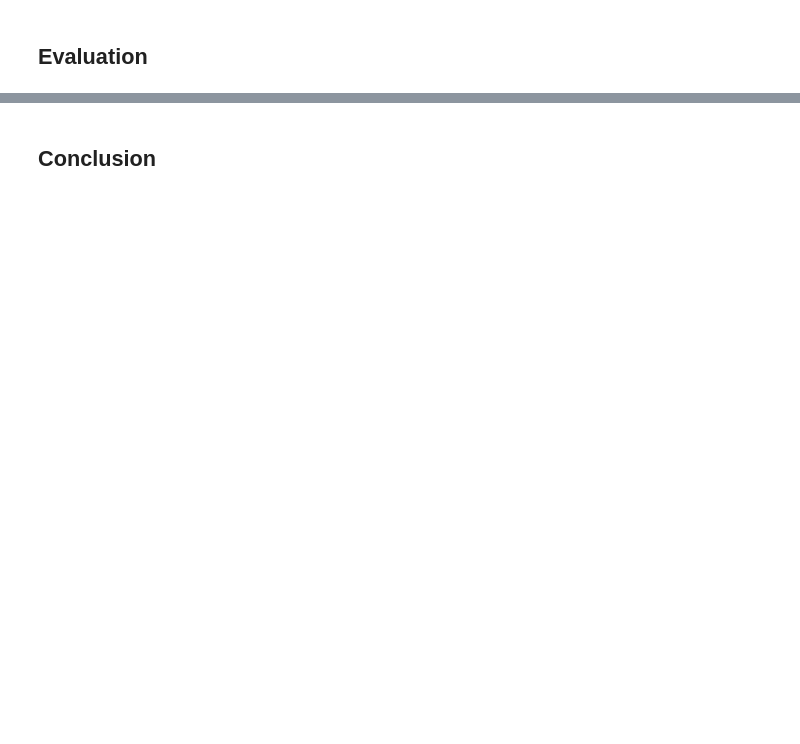
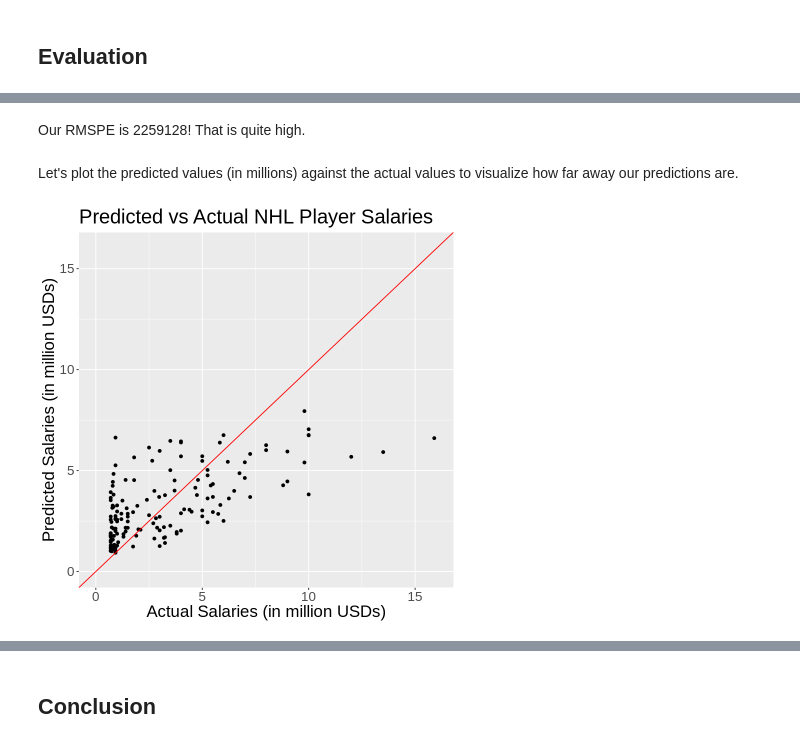
Before and after one commit to jjadeb/Stat_301_Project, a Jupyter notebook: HockeyProject.ipynb, the cells around one changed output, grey strips where cells are left out. Cells and saved outputs as stored; diff of their text form; code cells hidden in the pictures; blank space fills up the shorter version.

```diff
--- a/HockeyProject.ipynb
+++ b/HockeyProject.ipynb
@@ -308,0 +326,18 @@ A tibble: 1 × 3
+# %% [markdown]
+Our RMSPE is 2259128! That is quite high.
+# %% [markdown]
+Let's plot the predicted values (in millions) against the actual values to visualize how far away our predictions are.
+# %%
+nhl_pred_plot <- nhl_summary %>%
+ggplot(aes(x = Salary/1000000, y = .pred/1000000)) +
+geom_point() +
+geom_abline(intercept=0, slope=1, col = "red") +
+xlim(0,16) +
+ylim(0,16) +
+xlab("Actual Salaries (in million USDs)") +
+ylab("Predicted Salaries (in million USDs)") +
+ggtitle("Predicted vs Actual NHL Player Salaries") +
+theme(text = element_text(size = 20))
+nhl_pred_plot
+# %% [output]
+[figure, added]
```
Also changed, not shown: parts of 24 cells of this notebook.
